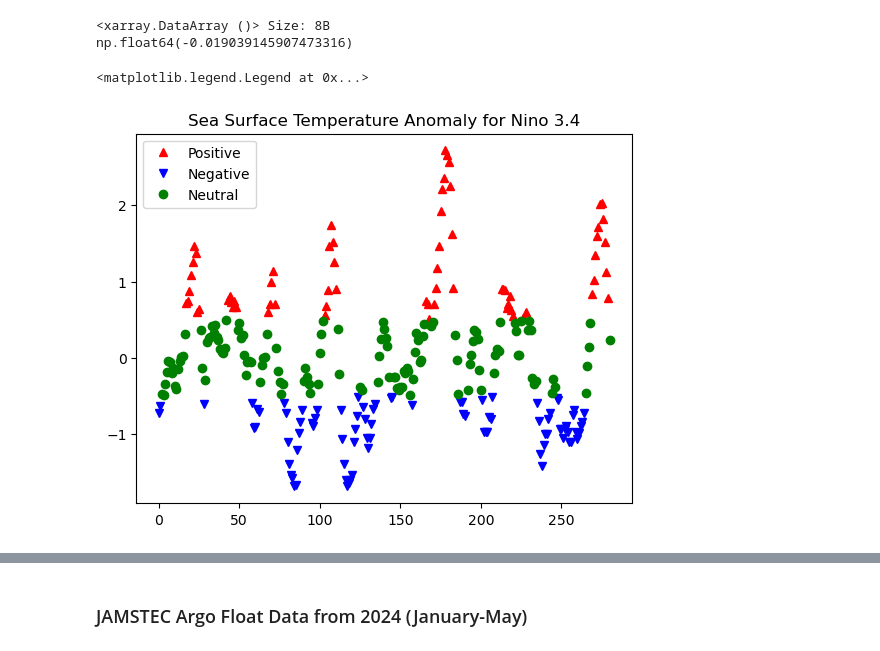
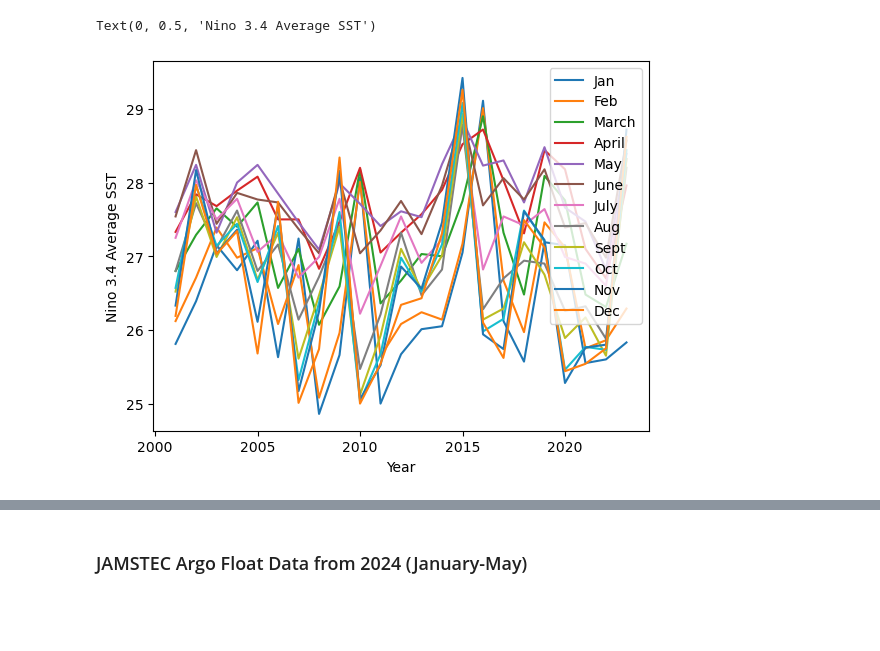
Before and after one commit to jwill96/clim680_project, a Jupyter notebook: CLIM 680_project.ipynb, the cells around one changed output, grey strips where cells are left out. Cells and saved outputs as stored; diff of their text form; code cells hidden in the pictures; blank space fills up the shorter version.

```diff
--- a/CLIM 680_project.ipynb
+++ b/CLIM 680_project.ipynb
@@ -122,6 +49,0 @@ da_nino34 = da_nino34.assign_coords(index=np.arange(len(ds)))
-# %%
-mean = da_nino34.mean()
-mean
-# %% [output]
-<xarray.DataArray ()> Size: 8B
-np.float64(-0.019039145907473316)
@@ -132,9 +50,6 @@ neutral2=da_nino34.where((da_nino34>-0.5) & (da_nino34<0.5))
-# %%
-plt.plot(positive2, marker = '^', color = 'red', linestyle = 'none', label = 'Positive')
-plt.plot(negative2,'bv', label = 'Negative')
-plt.plot(neutral2,'go', label = 'Neutral')
-plt.title('Sea Surface Temperature Anomaly for Nino 3.4')
-plt.legend()
-# %% [output]
-<matplotlib.legend.Legend at 0x...>
-[figure, removed]
+# %%
+ds.plot()
+plt.ylabel('Nino 3.4 Average SST')
+# %% [output]
+Text(0, 0.5, 'Nino 3.4 Average SST')
+[figure, added]
```
Also changed, not shown: parts of 94 cells of this notebook.
